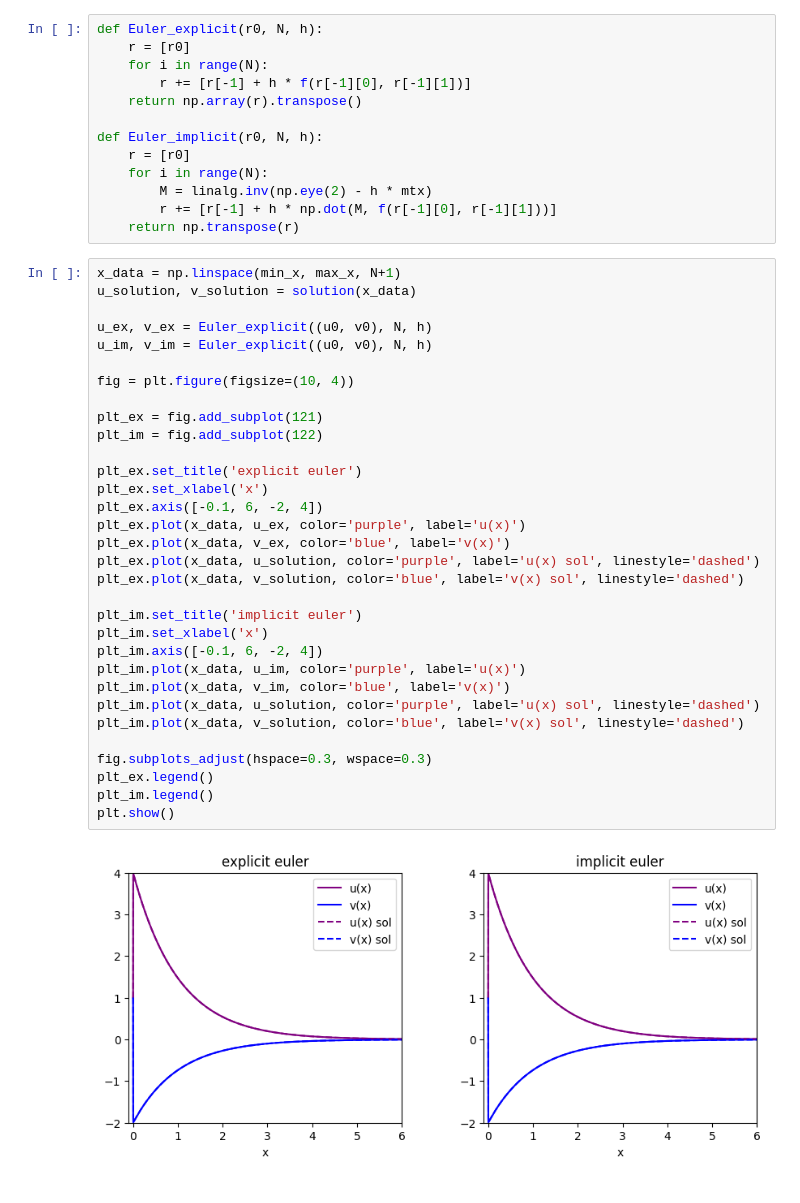
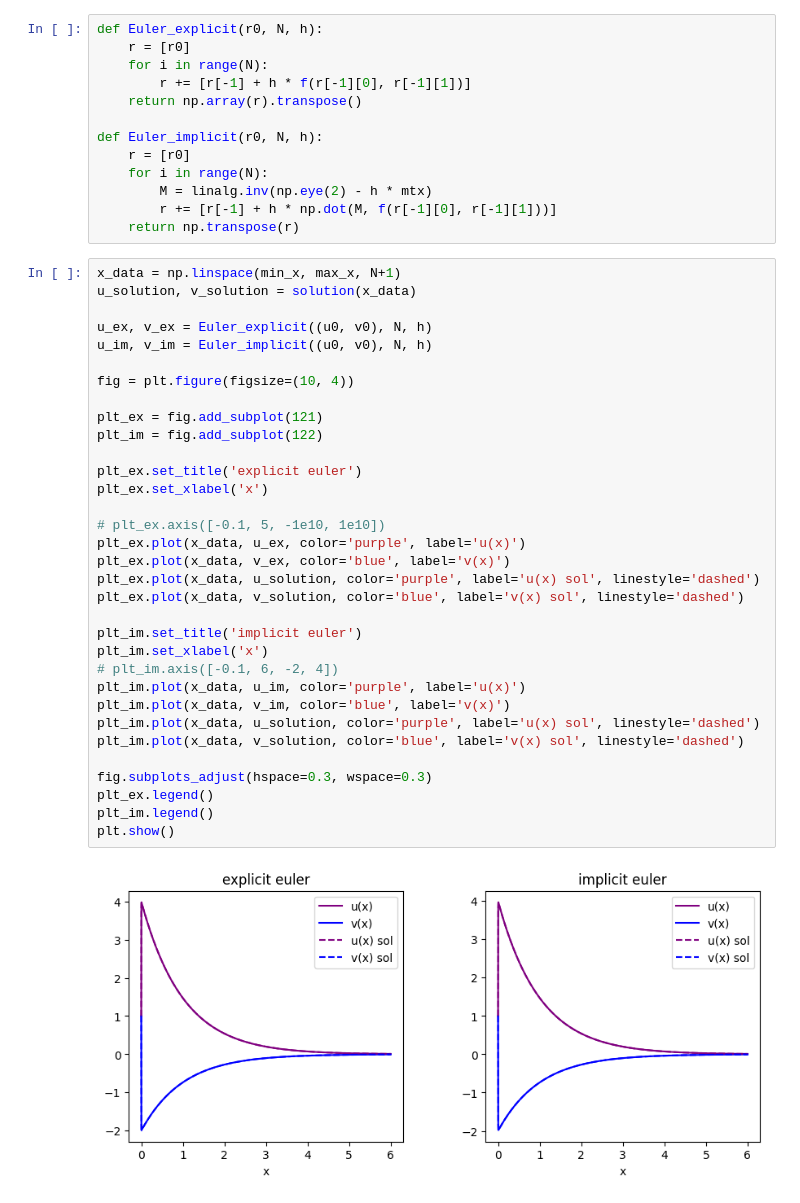
Before and after one commit to CuSynth/computational-physics, a Jupyter notebook: # 8 Stiff system/solution.ipynb, the cells around one changed output. Drawn from its saved outputs; the diff is of its cells as text.

```diff
--- a/# 8 Stiff system/solution.ipynb
+++ b/# 8 Stiff system/solution.ipynb
@@ -54,34 +57,35 @@ def Euler_implicit(r0, N, h):
 # %%
 x_data = np.linspace(min_x, max_x, N+1)
 u_solution, v_solution = solution(x_data)
 
 u_ex, v_ex = Euler_explicit((u0, v0), N, h)
-u_im, v_im = Euler_explicit((u0, v0), N, h)
+u_im, v_im = Euler_implicit((u0, v0), N, h)
 
 fig = plt.figure(figsize=(10, 4))
 
 plt_ex = fig.add_subplot(121)
 plt_im = fig.add_subplot(122)
 
 plt_ex.set_title('explicit euler')
 plt_ex.set_xlabel('x')
-plt_ex.axis([-0.1, 6, -2, 4])
+
+# plt_ex.axis([-0.1, 5, -1e10, 1e10])
 plt_ex.plot(x_data, u_ex, color='purple', label='u(x)')
 plt_ex.plot(x_data, v_ex, color='blue', label='v(x)')
 plt_ex.plot(x_data, u_solution, color='purple', label='u(x) sol', linestyle='dashed')
 plt_ex.plot(x_data, v_solution, color='blue', label='v(x) sol', linestyle='dashed')
 
 plt_im.set_title('implicit euler')
 plt_im.set_xlabel('x')
-plt_im.axis([-0.1, 6, -2, 4])
+# plt_im.axis([-0.1, 6, -2, 4])
 plt_im.plot(x_data, u_im, color='purple', label='u(x)')
 plt_im.plot(x_data, v_im, color='blue', label='v(x)')
 plt_im.plot(x_data, u_solution, color='purple', label='u(x) sol', linestyle='dashed')
 plt_im.plot(x_data, v_solution, color='blue', label='v(x) sol', linestyle='dashed')
 
 fig.subplots_adjust(hspace=0.3, wspace=0.3)
 plt_ex.legend()
 plt_im.legend()
 plt.show()
 # %% [output]
-[figure, old version]
+[figure, new version]
```
Also changed, not shown: parts of 9 cells of this notebook, 1 other file.
